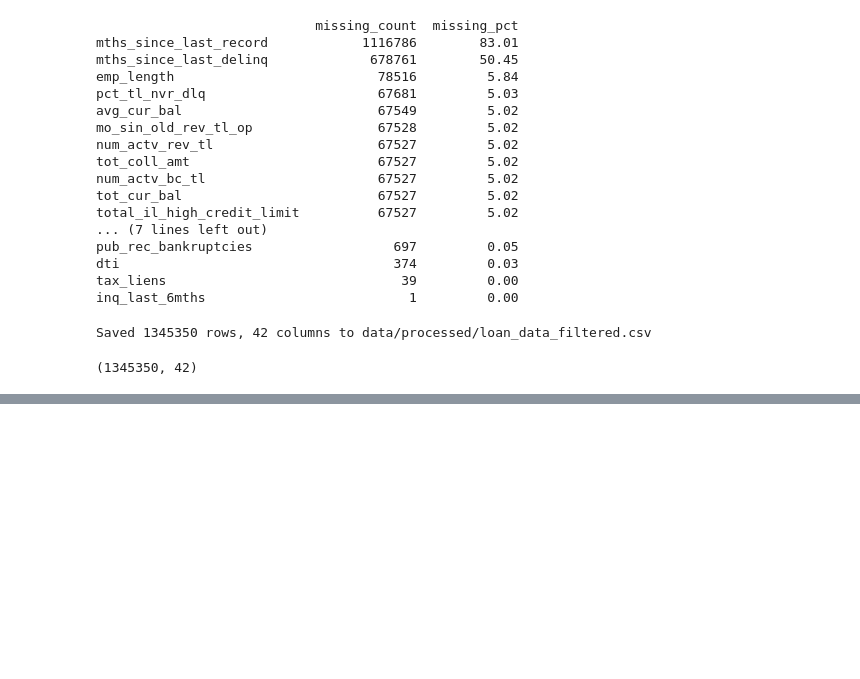
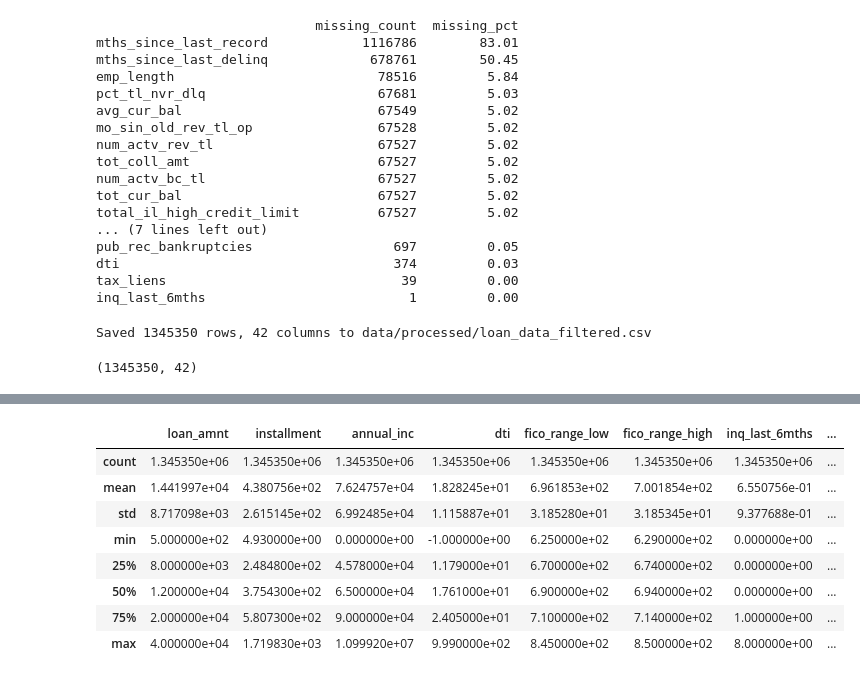
Before and after one commit to AryanDash77/loan_default_prediction, a Jupyter notebook: notebooks/01_eda.ipynb, the cells around one changed output, grey strips where cells are left out. Saved outputs shown, nothing was run; the diff lists cells and outputs as text; code cells hidden in the pictures; blank space fills up the shorter version.

```diff
--- a/notebooks/01_eda.ipynb
+++ b/notebooks/01_eda.ipynb
@@ -130,0 +137,10 @@ print(df.shape)
+# %%
+cluster_cols = [
+    'avg_cur_bal', 'mo_sin_old_rev_tl_op', 'num_actv_rev_tl', 'tot_coll_amt',
+    'num_actv_bc_tl', 'tot_cur_bal', 'total_il_high_credit_limit', 'num_tl_op_past_12m'
+]
+
+for col in cluster_cols:
+    median_val = df[col].median()
+    df[col] = df[col].fillna(median_val)
+    print(f"{col}: filled with median = {median_val}")
@@ -130,0 +156,8 @@ print(df.shape)
+# %%
+df['never_delinq'] = df['mths_since_last_delinq'].isnull().astype(int)
+df['mths_since_last_delinq'] = df['mths_since_last_delinq'].fillna(999)
+
+df['never_public_record'] = df['mths_since_last_record'].isnull().astype(int)
+df['mths_since_last_record'] = df['mths_since_last_record'].fillna(999)
+
+print(df[['never_delinq', 'mths_since_last_delinq', 'never_public_record', 'mths_since_last_record']].isnull().sum())
@@ -130,0 +170,12 @@ print(df.shape)
+# %%
+# Numeric columns - median fill
+numeric_moderate = ['pct_tl_nvr_dlq', 'bc_util', 'percent_bc_gt_75', 'bc_open_to_buy', 'mort_acc', 'total_bc_limit']
+
+for col in numeric_moderate:
+    median_val = df[col].median()
+    df[col] = df[col].fillna(median_val)
+
+# emp_length - categorical, fill with 'Unknown' rather than guessing a length
+df['emp_length'] = df['emp_length'].fillna('Unknown')
+
+print(df[numeric_moderate + ['emp_length']].isnull().sum())
@@ -130,0 +191,8 @@ print(df.shape)
+# %%
+negligible = ['revol_util', 'pub_rec_bankruptcies', 'dti', 'tax_liens', 'inq_last_6mths']
+
+for col in negligible:
+    median_val = df[col].median()
+    df[col] = df[col].fillna(median_val)
+
+print(df[negligible].isnull().sum())
@@ -130,0 +255,12 @@ print(df.shape)
+# %%
+df.describe()
+# %% [output]
+|  | loan_amnt | installment | annual_inc | dti | fico_range_low | fico_range_high | inq_last_6mths | ... |
+| count | 1.345350e+06 | 1.345350e+06 | 1.345350e+06 | 1.345350e+06 | 1.345350e+06 | 1.345350e+06 | 1.345350e+06 | ... |
+| mean | 1.441997e+04 | 4.380756e+02 | 7.624757e+04 | 1.828245e+01 | 6.961853e+02 | 7.001854e+02 | 6.550756e-01 | ... |
+| std | 8.717098e+03 | 2.615145e+02 | 6.992485e+04 | 1.115887e+01 | 3.185280e+01 | 3.185345e+01 | 9.377688e-01 | ... |
+| min | 5.000000e+02 | 4.930000e+00 | 0.000000e+00 | -1.000000e+00 | 6.250000e+02 | 6.290000e+02 | 0.000000e+00 | ... |
+| 25% | 8.000000e+03 | 2.484800e+02 | 4.578000e+04 | 1.179000e+01 | 6.700000e+02 | 6.740000e+02 | 0.000000e+00 | ... |
+| 50% | 1.200000e+04 | 3.754300e+02 | 6.500000e+04 | 1.761000e+01 | 6.900000e+02 | 6.940000e+02 | 0.000000e+00 | ... |
+| 75% | 2.000000e+04 | 5.807300e+02 | 9.000000e+04 | 2.405000e+01 | 7.100000e+02 | 7.140000e+02 | 1.000000e+00 | ... |
+| max | 4.000000e+04 | 1.719830e+03 | 1.099920e+07 | 9.990000e+02 | 8.450000e+02 | 8.500000e+02 | 8.000000e+00 | ... |
```
Also changed, not shown: parts of 13 cells of this notebook.
